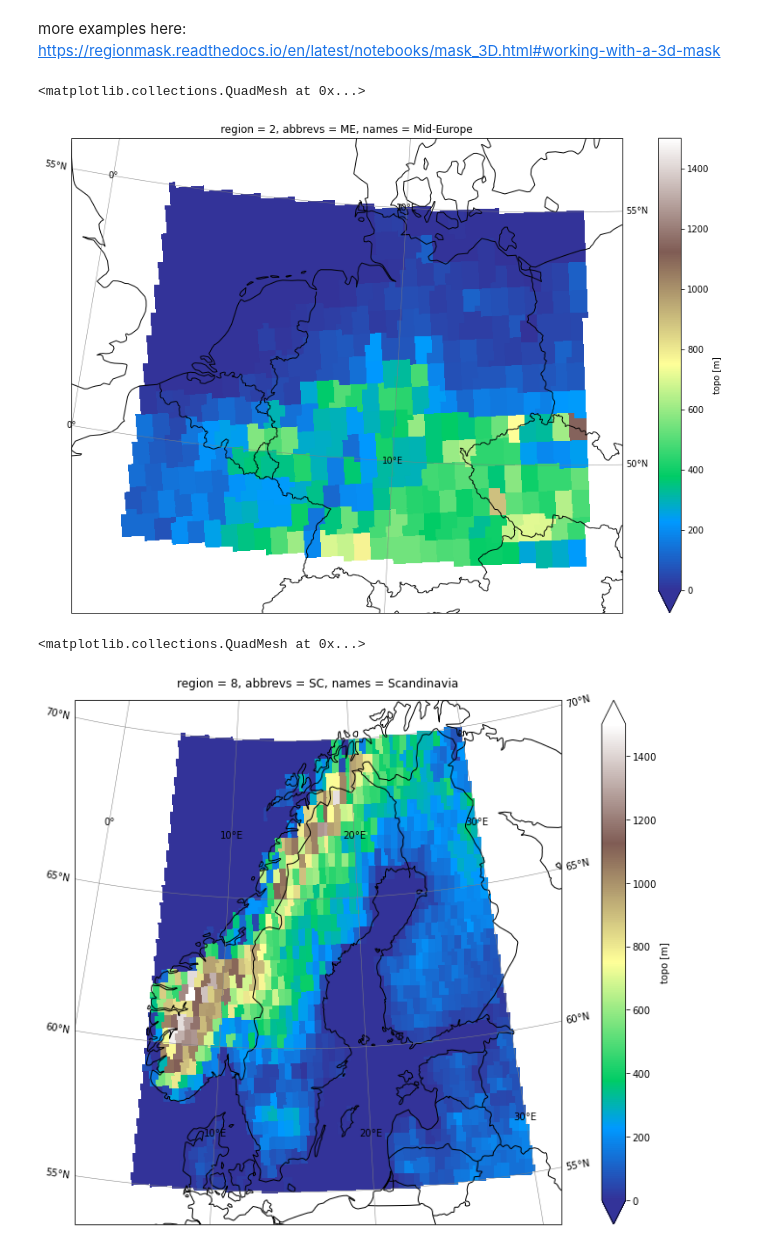
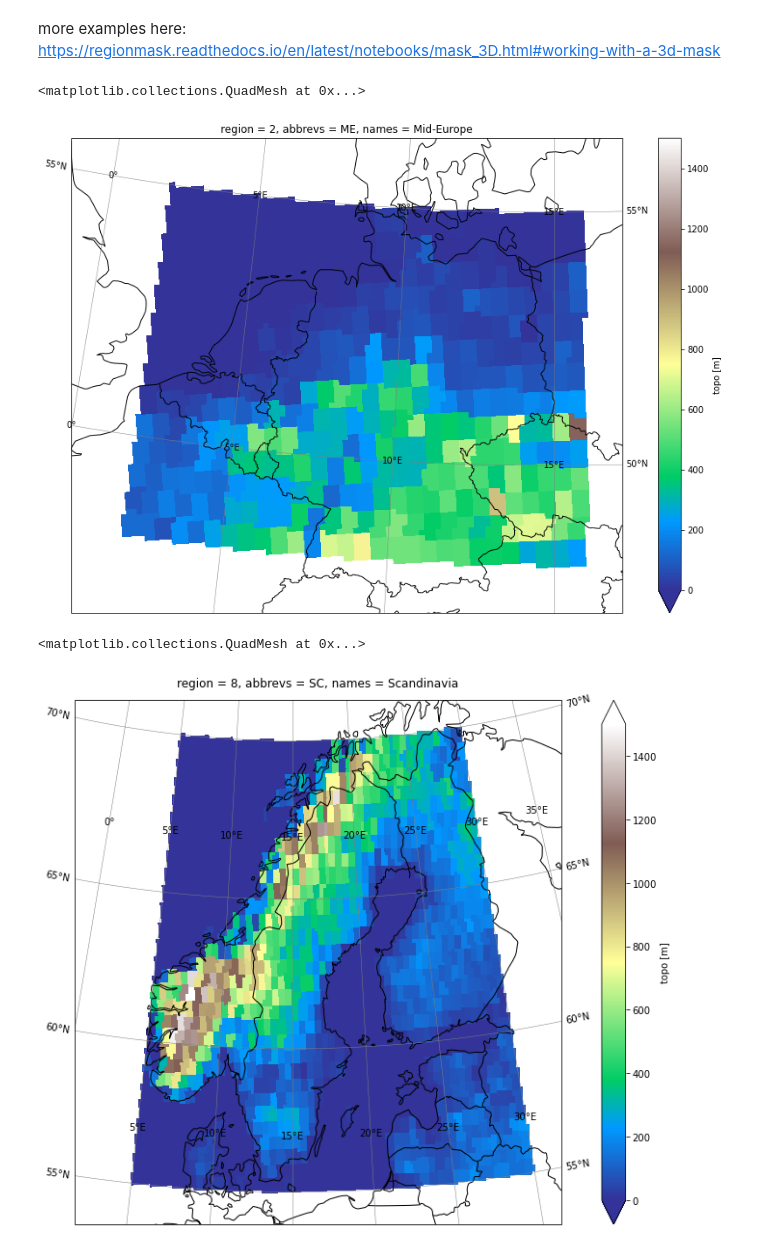
Before and after one commit to euro-cordex/py-cordex, a Jupyter notebook: notebooks/regions.ipynb, the cells around one changed output. Drawn from its saved outputs; the diff is of its cells as text; code cells hidden in the pictures.

```diff
--- a/notebooks/regions.ipynb
+++ b/notebooks/regions.ipynb
@@ -66,19 +66,19 @@ ax = plt.axes(projection=proj)
 ax.coastlines(resolution='50m', color='black', linewidth=1)
 ax.add_feature(cf.BORDERS)
 ax.gridlines(draw_labels=True, linewidth=0.5, color='gray',
-                      xlocs=range(-180,180,10), ylocs=range(-90,90,5))
+                      xlocs=range(-180,180,5), ylocs=range(-90,90,5))
 topo_me.plot(ax=ax, cmap="terrain", vmin=0, vmax=1500, transform=transform)
 # %% [output]
 <matplotlib.collections.QuadMesh at 0x...>
-[figure, old version]
+[figure, new version]
 # %%
 plt.figure(figsize=(15, 10))
 ax = plt.axes(projection=proj)
 ax.coastlines(resolution='50m', color='black', linewidth=1)
 ax.add_feature(cf.BORDERS)
 ax.gridlines(draw_labels=True, linewidth=0.5, color='gray',
-                      xlocs=range(-180,180,10), ylocs=range(-90,90,5))
+                      xlocs=range(-180,180,5), ylocs=range(-90,90,5))
 topo_sc.plot(ax=ax, cmap="terrain", vmin=0, vmax=1500, transform=transform)
 # %% [output]
 <matplotlib.collections.QuadMesh at 0x...>
-[figure, old version]
+[figure, new version]
```
Also changed, not shown: 12 other files.
